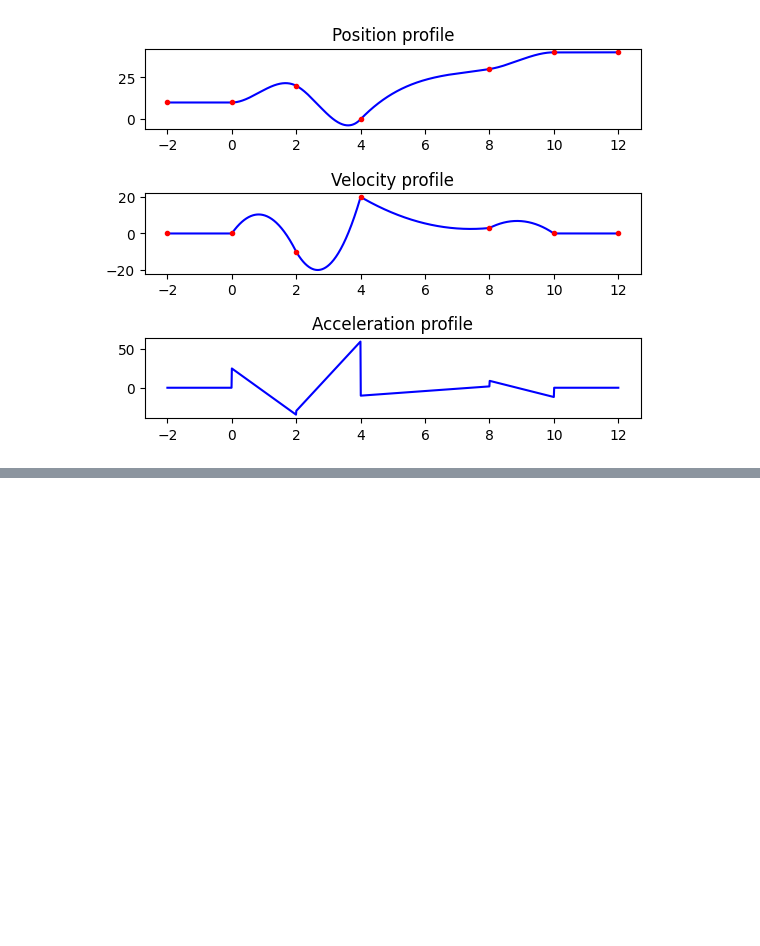
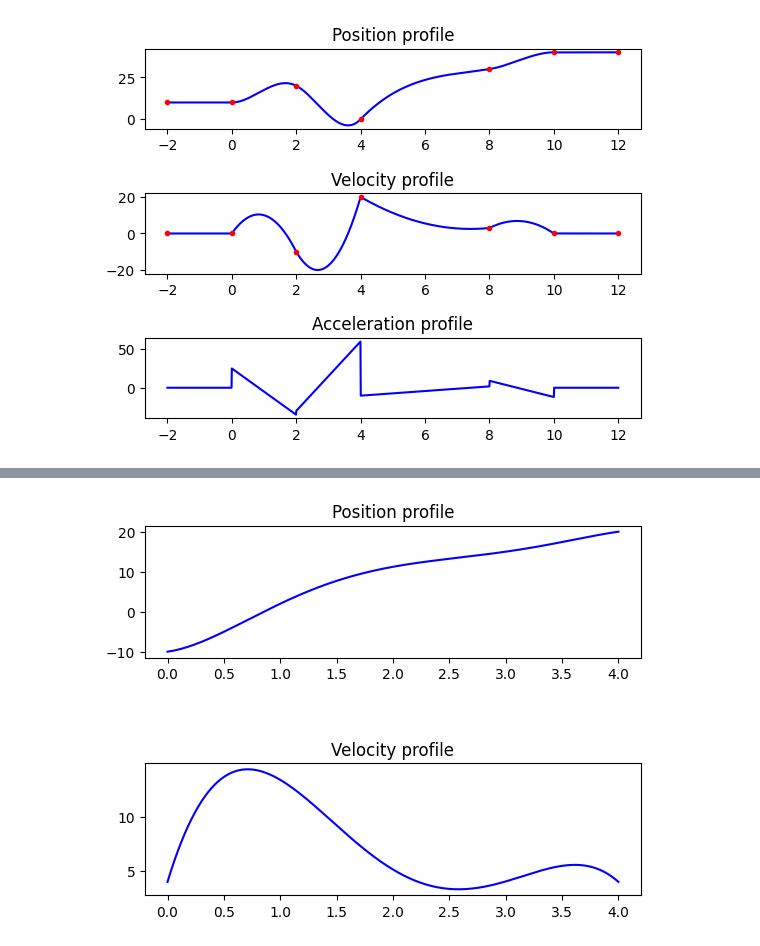
Before and after one commit to Thoalfeqar-gata/Robotics-and-Automation-Master-Degree, a Jupyter notebook: Path planning.ipynb, the cells around one changed output, grey strips where cells are left out. Drawn from its saved outputs; the diff is of its cells as text; code cells hidden in the pictures; blank space fills up the shorter version.

Commit message:
Finished a final exam path planning question

```diff
--- a/Path planning.ipynb
+++ b/Path planning.ipynb
@@ -386,0 +393,45 @@ plt.show()
+# %%
+import numpy as np
+
+qi = -10
+vi = 4
+qf = 20
+vf = 4
+q1 = 2
+q2 = 15
+ti = 0
+tf = 4
+t1 = 1
+t2 = 3
+
+a = np.array([
+    [1, ti, ti**2, ti**3, ti**4, ti**5],
+    [0, 1, 2*ti, 3*ti**2, 4*ti**3, 5*ti**4],
+    [1, t1, t1**2, t1**3, t1**4, t1**5],
+    [1, t2, t2**2, t2**3, t2**4, t2**5],
+    [1, tf, tf**2, tf**3, tf**4, tf**5],
+    [0, 1, 2*tf, 3*tf**2, 4*tf**3, 5*tf**4]
+])
+
+b = np.array([qi, vi, q1, q2, qf, vf])
+
+a = np.linalg.inv(a) @ b
+# %%
+q = lambda t: a[0] + a[1]*t + a[2]*t**2 + a[3]*t**3 + a[4]*t**4 + a[5]*t**5
+v = lambda t: a[1] + 2*a[2]*t + 3*a[3]*t**2 + 4*a[4]*t**3 + 5*a[5]*t**4
+# %%
+from matplotlib import pyplot as plt
+time = np.linspace(0, 4, 100*4)
+path_position = q(time)
+path_velocity = v(time)
+# %%
+plt.subplots_adjust(hspace = 0.8)
+plt.subplot(2, 1, 1)
+plt.title('Position profile')
+plt.plot(time, path_position, 'b-')
+plt.subplot(2, 1, 2)
+plt.title('Velocity profile')
+plt.plot(time, path_velocity, 'b-')
+plt.show()
+# %% [output]
+[figure, added]
```
Also changed, not shown: parts of 4 cells of this notebook.
